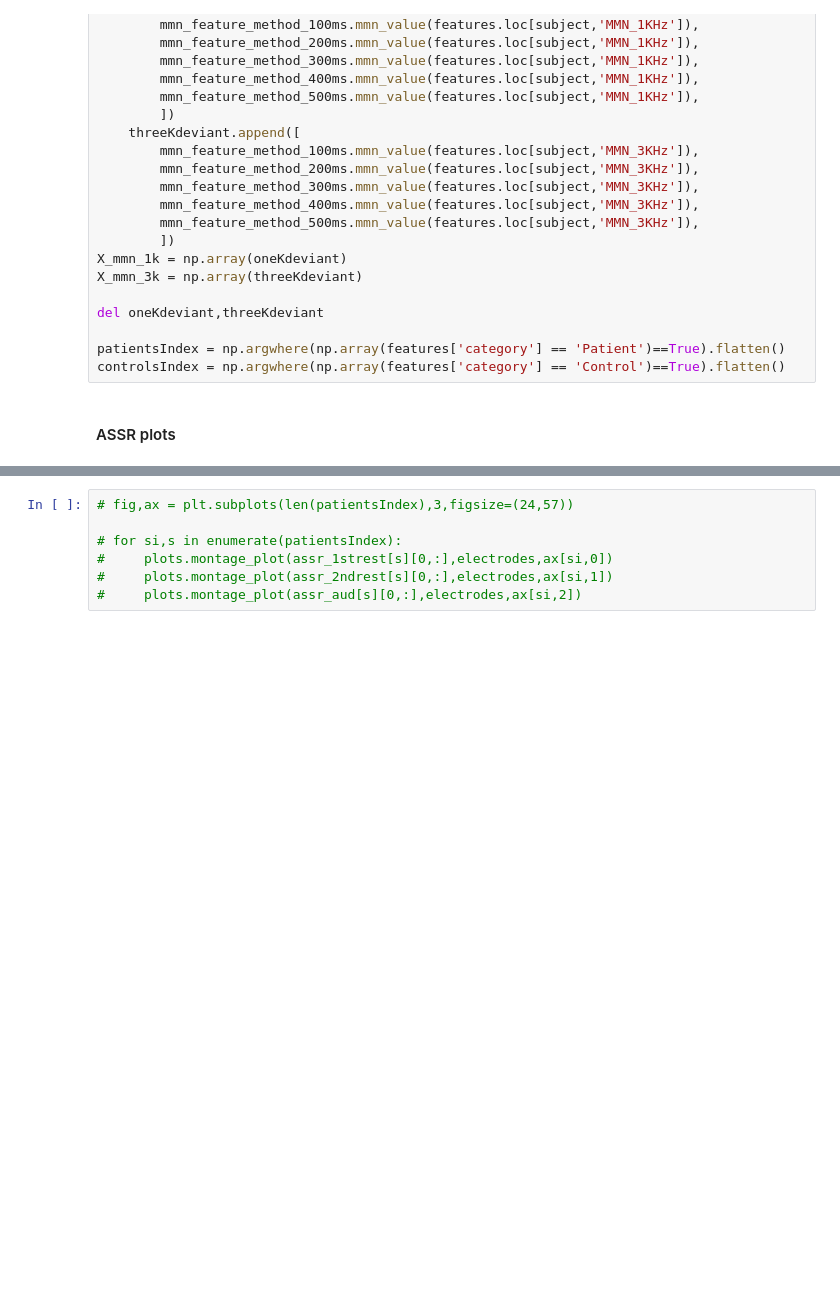
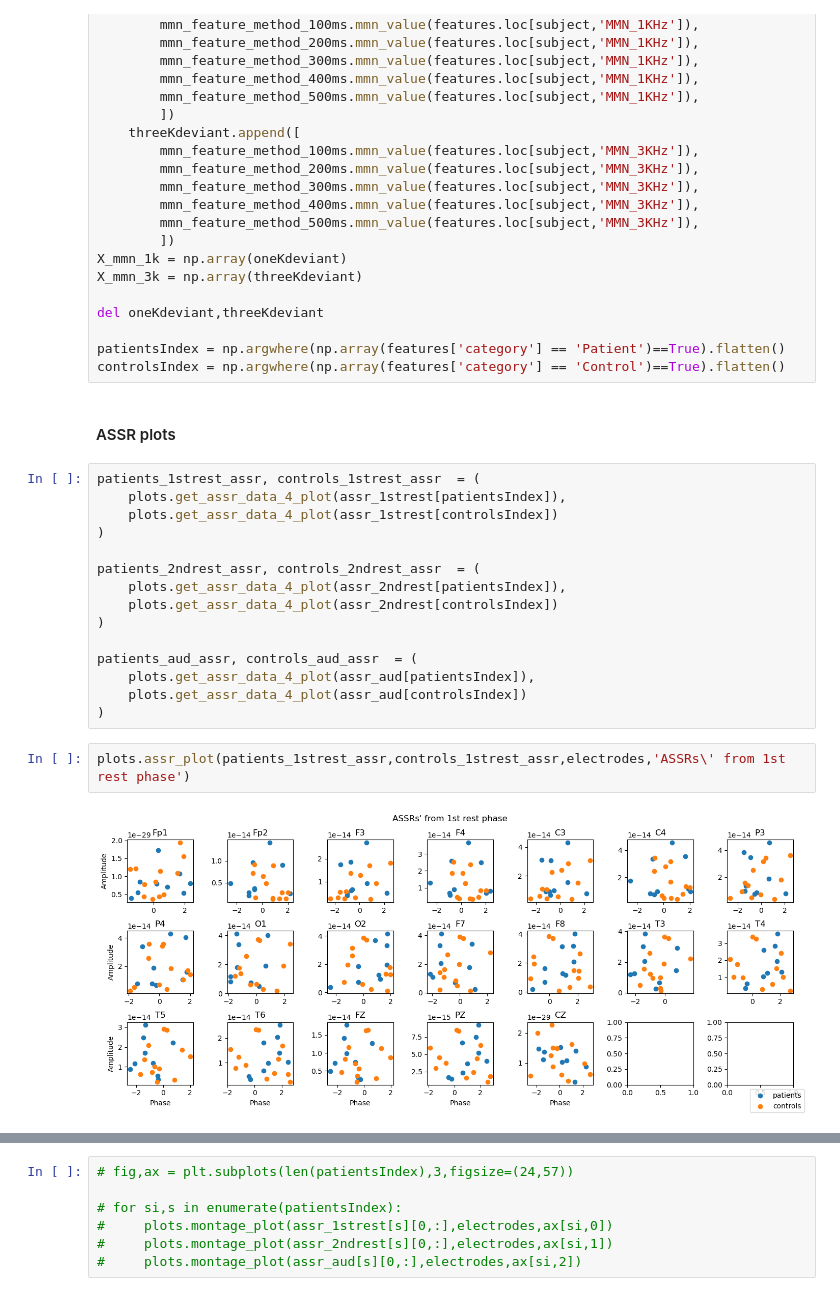
Before and after one commit to victorian177/MMN_SZ, a Jupyter notebook: notebooks/analysis.ipynb, the cells around one changed output, grey strips where cells are left out. Drawn from its saved outputs; the diff is of its cells as text; blank space fills up the shorter version.

Commit message:
ASSR
ASSR code tested, return to preprocessing and processing notebook, as features not yet suitable for classification

```diff
--- a/notebooks/analysis.ipynb
+++ b/notebooks/analysis.ipynb
@@ -76,3 +76,22 @@ patientsIndex = np.argwhere(np.array(features['category'] == 'Patient')==True).f
 controlsIndex = np.argwhere(np.array(features['category'] == 'Control')==True).flatten()
 # %% [markdown]
 #### ASSR plots
+# %%
+patients_1strest_assr, controls_1strest_assr  = (
+    plots.get_assr_data_4_plot(assr_1strest[patientsIndex]),
+    plots.get_assr_data_4_plot(assr_1strest[controlsIndex])
+)
+
+patients_2ndrest_assr, controls_2ndrest_assr  = (
+    plots.get_assr_data_4_plot(assr_2ndrest[patientsIndex]),
+    plots.get_assr_data_4_plot(assr_2ndrest[controlsIndex])
+)
+
+patients_aud_assr, controls_aud_assr  = (
+    plots.get_assr_data_4_plot(assr_aud[patientsIndex]),
+    plots.get_assr_data_4_plot(assr_aud[controlsIndex])
+)
+# %%
+plots.assr_plot(patients_1strest_assr,controls_1strest_assr,electrodes,'ASSRs\' from 1st rest phase')
+# %% [output]
+[figure, added]
```
Also changed, not shown: parts of 1 cell of this notebook, 1 other file.
